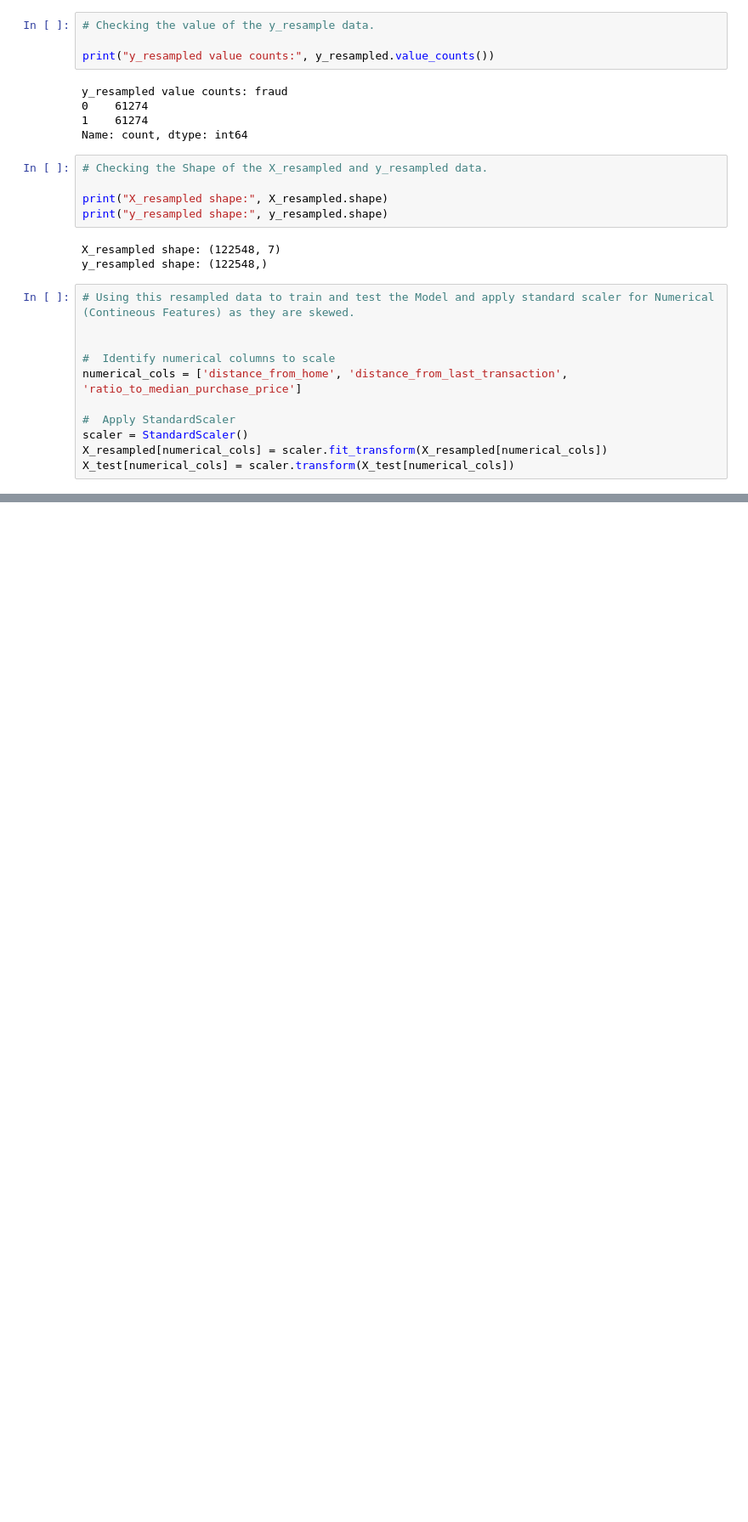
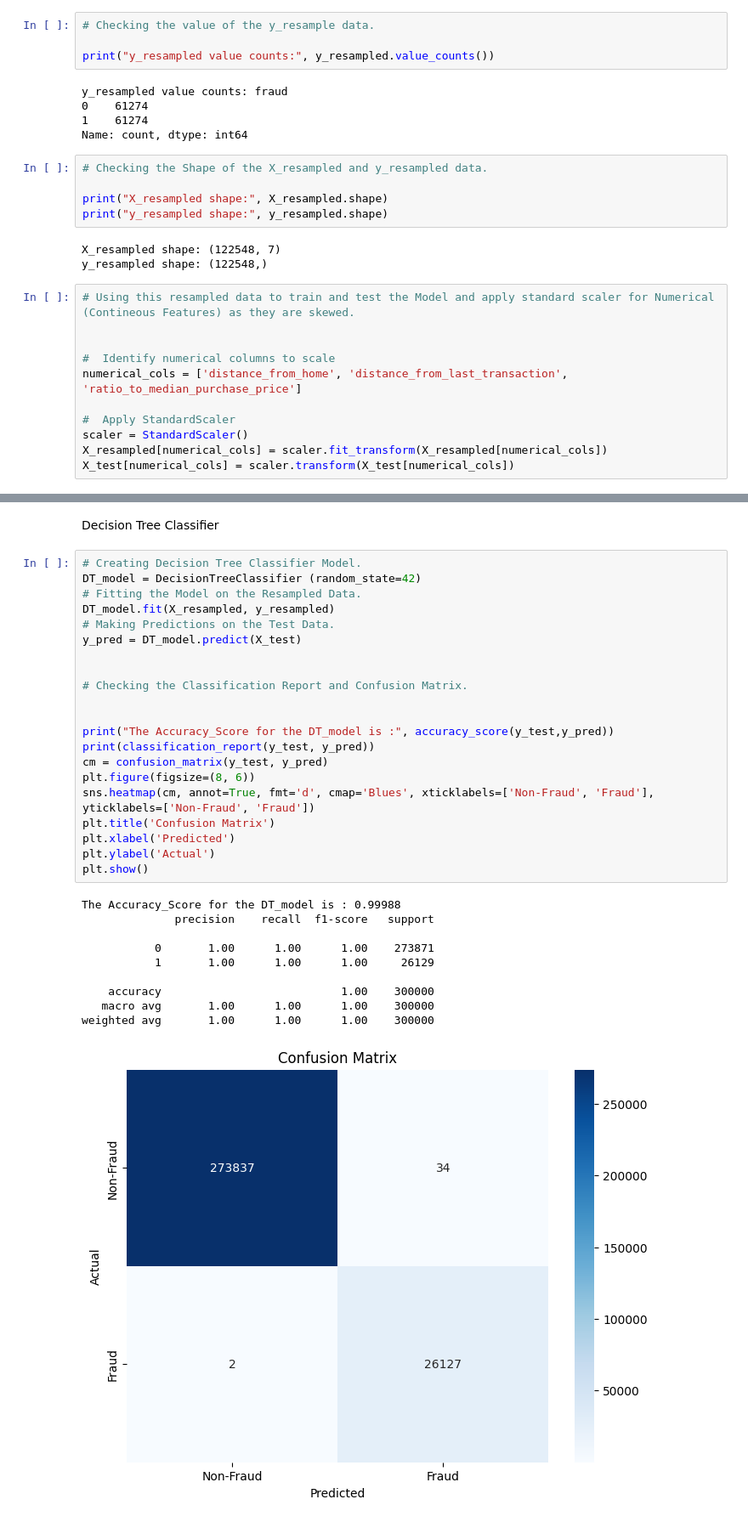
Before and after one commit to Madhumathi3001/Credit-Card-Fraud-Deduction-, a Jupyter notebook: credit_card.ipynb, the cells around one changed output, grey strips where cells are left out. Shown at 85% size. Saved outputs shown, nothing was run; the diff lists cells and outputs as text; blank space fills up the shorter version.

```diff
--- a/credit_card.ipynb
+++ b/credit_card.ipynb
@@ -278,0 +382,34 @@ X_test[numerical_cols] = scaler.transform(X_test[numerical_cols])
+# %% [markdown]
+Decision Tree Classifier
+# %%
+# Creating Decision Tree Classifier Model.
+DT_model = DecisionTreeClassifier (random_state=42)
+# Fitting the Model on the Resampled Data.
+DT_model.fit(X_resampled, y_resampled)
+# Making Predictions on the Test Data.
+y_pred = DT_model.predict(X_test)
+
+
+# Checking the Classification Report and Confusion Matrix.
+
+
+print("The Accuracy_Score for the DT_model is :", accuracy_score(y_test,y_pred))
+print(classification_report(y_test, y_pred))
+cm = confusion_matrix(y_test, y_pred)
+plt.figure(figsize=(8, 6))
+sns.heatmap(cm, annot=True, fmt='d', cmap='Blues', xticklabels=['Non-Fraud', 'Fraud'], yticklabels=['Non-Fraud', 'Fraud'])
+plt.title('Confusion Matrix')
+plt.xlabel('Predicted')
+plt.ylabel('Actual')
+plt.show()
+# %% [output]
+The Accuracy_Score for the DT_model is : 0.99988
+              precision    recall  f1-score   support
+
+           0       1.00      1.00      1.00    273871
+           1       1.00      1.00      1.00     26129
+
+    accuracy                           1.00    300000
+   macro avg       1.00      1.00      1.00    300000
+weighted avg       1.00      1.00      1.00    300000
+[figure, added]
```
Also changed, not shown: parts of 38 cells of this notebook.
